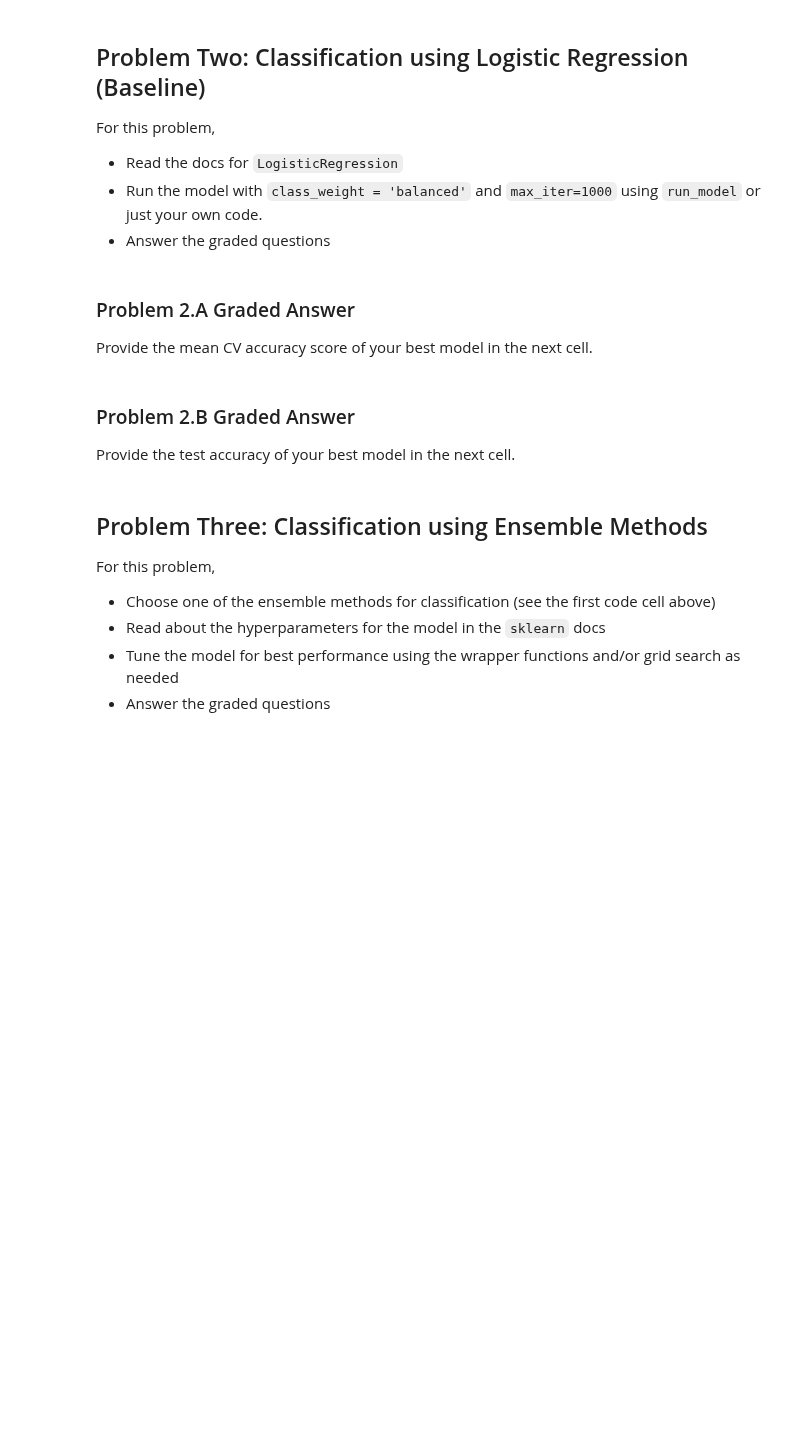
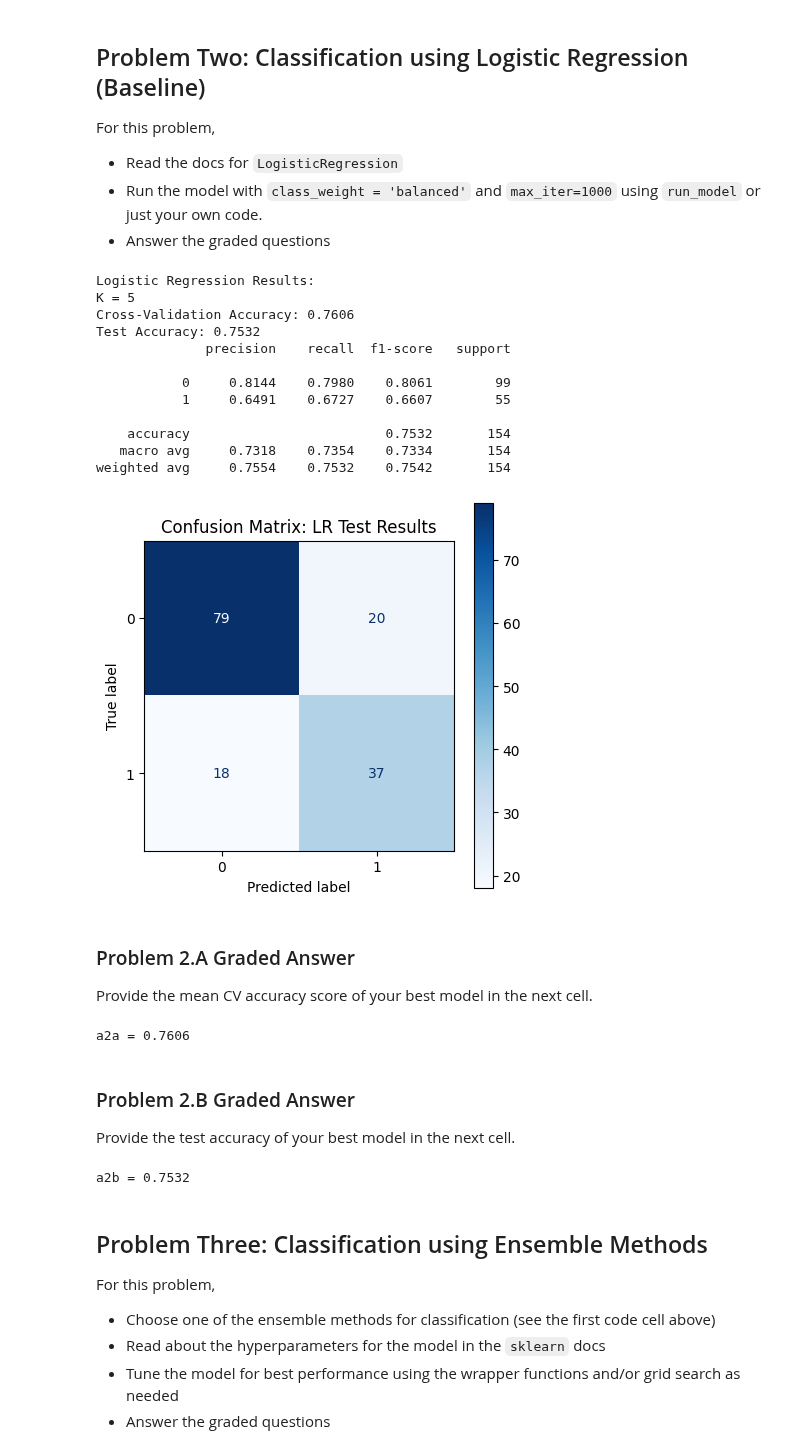
Before and after one commit to SergeyNelyapenkoBU/Module-3-Assignments, a Jupyter notebook: Homework_08.ipynb, the cells around one changed output. Cells and saved outputs as stored; diff of their text form; code cells hidden in the pictures; blank space fills up the shorter version.

```diff
--- a/Homework_08.ipynb
+++ b/Homework_08.ipynb
@@ -361,3 +359,51 @@ For this problem,
+# %%
+# Initialize Logistic Regression model with default parameters
+model_LR = LogisticRegression()
+
+loo = LeaveOneOut()
+
+K = 5
+# Perform Cross-Validation
+cv_scores = cross_val_score(model_LR, X_train_scaled, y_train, cv=K, scoring='accuracy')
+
+# Fit model on the entire training set
+model_LR.fit(X_train_scaled, y_train)
+
+# Predictions
+y_pred_log_reg = model_LR.predict(X_test_scaled)
+
+# Print results
+print("\nLogistic Regression Results:")
+if K == loo:
+    print("Leave_One Out CV")
+else:
+    print(f"K = {K}")
+
+p2_mean_cv_scores = np.mean(cv_scores)
+p2_test_accuracy = accuracy_score(y_test, y_pred_log_reg)
+print(f"Cross-Validation Accuracy: {p2_mean_cv_scores:.4f}")
+print(f"Test Accuracy: {p2_test_accuracy:.4f}")
+print(classification_report(y_test, y_pred_log_reg, digits=4))
+
+# Plot Confusion Matrix
+fig, ax = plt.subplots(figsize=(5, 5))
+ConfusionMatrixDisplay.from_estimator(model_LR, X_test_scaled, y_test, cmap='Blues', ax=ax)
+ax.set_title("Confusion Matrix: LR Test Results")
+plt.show()
+# %% [output]
+Logistic Regression Results:
+K = 5
+Cross-Validation Accuracy: 0.7606
+Test Accuracy: 0.7532
+              precision    recall  f1-score   support
+
+           0     0.8144    0.7980    0.8061        99
+           1     0.6491    0.6727    0.6607        55
+
+    accuracy                         0.7532       154
+   macro avg     0.7318    0.7354    0.7334       154
+weighted avg     0.7554    0.7532    0.7542       154
+[figure, added]
 # %% [markdown]
 ### Problem 2.A Graded Answer
 
@@ -365,9 +411,11 @@ Provide the mean CV accuracy score of your best model in the next cell.
 # %%
 # Insert the mean CV accuracy
 
-a2a = 0.0                              # Just to get it to run without errors, put your answer here
+a2a = p2_mean_cv_scores                             # Just to get it to run without errors, put your answer here
 
 print(f'a2a = {a2a:.4f}')              # Do not change this line, and DO NOT print anything else in this cell
+# %% [output]
+a2a = 0.7606
 # %% [markdown]
 ### Problem 2.B Graded Answer
 
@@ -375,9 +423,11 @@ Provide the test accuracy of your best model in the next cell.
 # %%
 # Insert the test accuracy
 
-a2b = 0.0                               # Just to get it to run without errors, put your answer here
+a2b = p2_test_accuracy                              # Just to get it to run without errors, put your answer here
 
 print(f'a2b = {a2b:.4f}')              # Do not change this line, and DO NOT print anything else in this cell
+# %% [output]
+a2b = 0.7532
 # %% [markdown]
 ## Problem Three: Classification using Ensemble Methods
 
```
Also changed, not shown: parts of 2 cells of this notebook.
